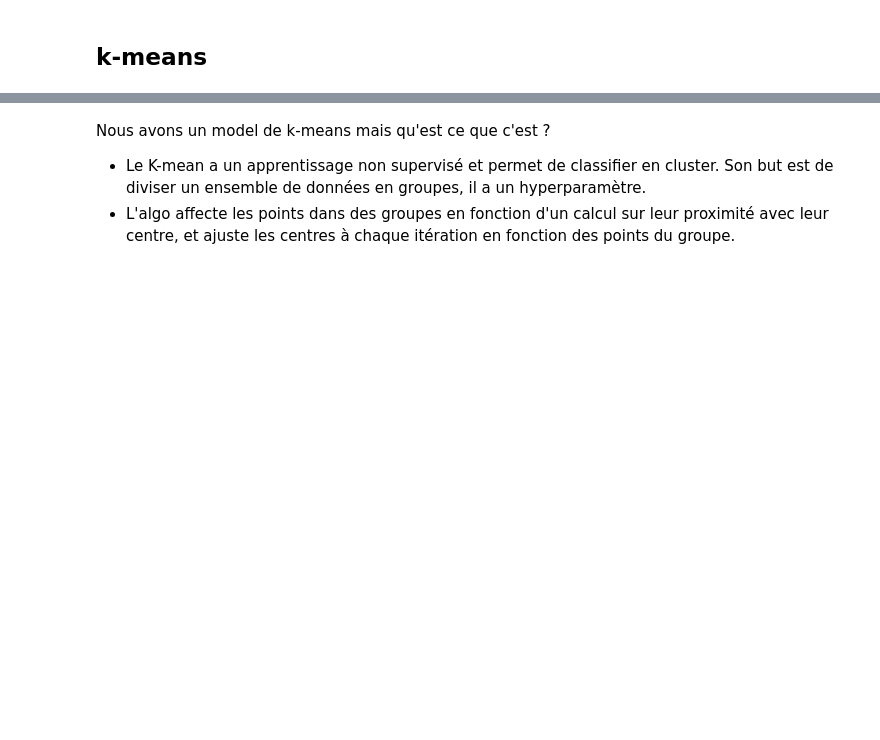
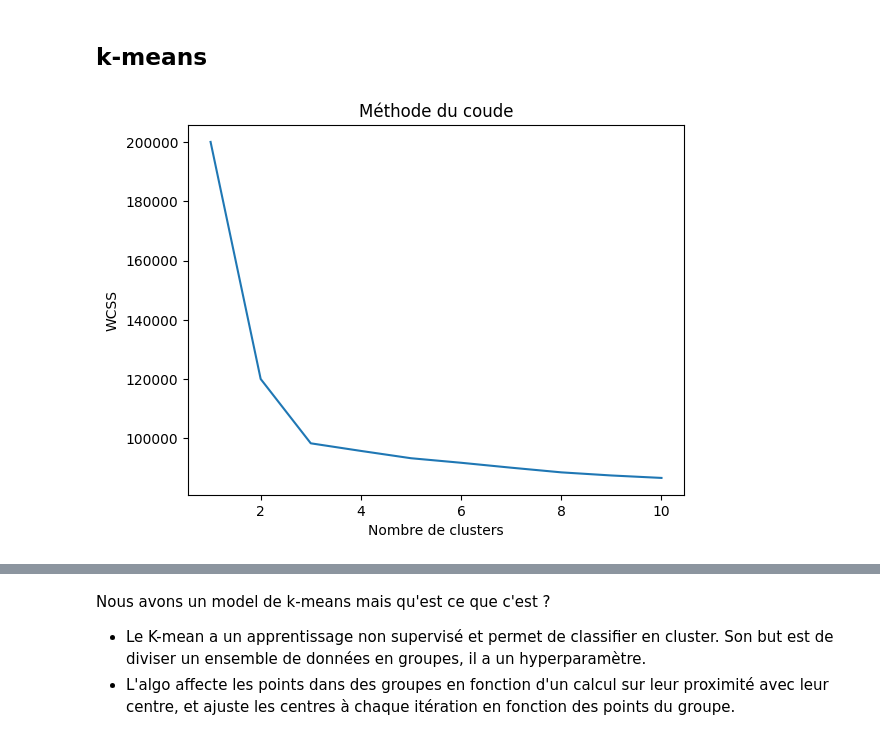
Before and after one commit to Leop250/Machine_learning, a Jupyter notebook: projet_fin_de_module.ipynb, the cells around one changed output, grey strips where cells are left out. Saved outputs shown, nothing was run; the diff lists cells and outputs as text; code cells hidden in the pictures; blank space fills up the shorter version.

```diff
--- a/projet_fin_de_module.ipynb
+++ b/projet_fin_de_module.ipynb
@@ -233,4 +254,22 @@ Nous avons affiché les PCA en 2D et 3D. Celles-ci sont bien distinguables, ce q
 # %%
 from sklearn.cluster import KMeans
 from sklearn.linear_model import LogisticRegression
+# %%
+from sklearn.cluster import KMeans  # Importation de la classe KMeans
+wcss = []  # Liste pour stocker les valeurs de somme des carrés des distances intra-cluster
+
+# Boucle pour tester le nombre de clusters de 1 à 10
+for i in range(1, 11):
+    kmeans = KMeans(n_clusters=i, init='k-means++', max_iter=300, n_init=10, random_state=0)  # Création du modèle KMeans
+    kmeans.fit(X_scaled)  # Entraînement du modèle avec les données mises à l'échelle
+    wcss.append(kmeans.inertia_)  # Ajout de somme des carrés des distances intra-cluster  à la liste
+
+# Tracé de la méthode du coude
+plt.plot(range(1, 11), wcss)  # Affichage de l'inertie pour chaque nombre de clusters
+plt.title('Méthode du coude')  # Titre du graphique
+plt.xlabel('Nombre de clusters')  # Légende de l'axe des X
+plt.ylabel('WCSS')  # Légende de l'axe des Y (WCSS : Within-cluster sum of squares)
+plt.show()  # Affichage du graphique
+# %% [output]
+[figure, added]
 # %%
```
Also changed, not shown: parts of 44 cells of this notebook.
